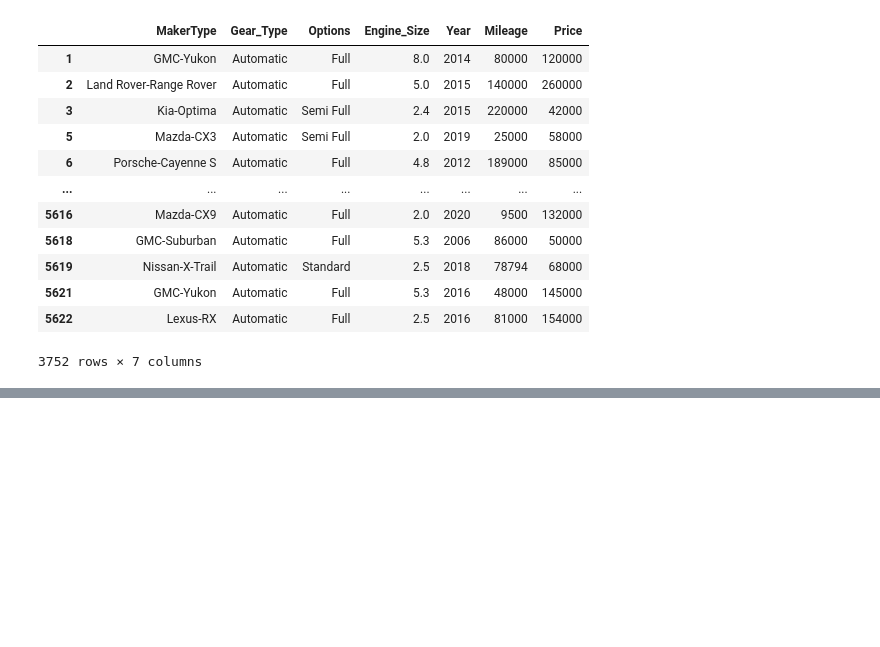
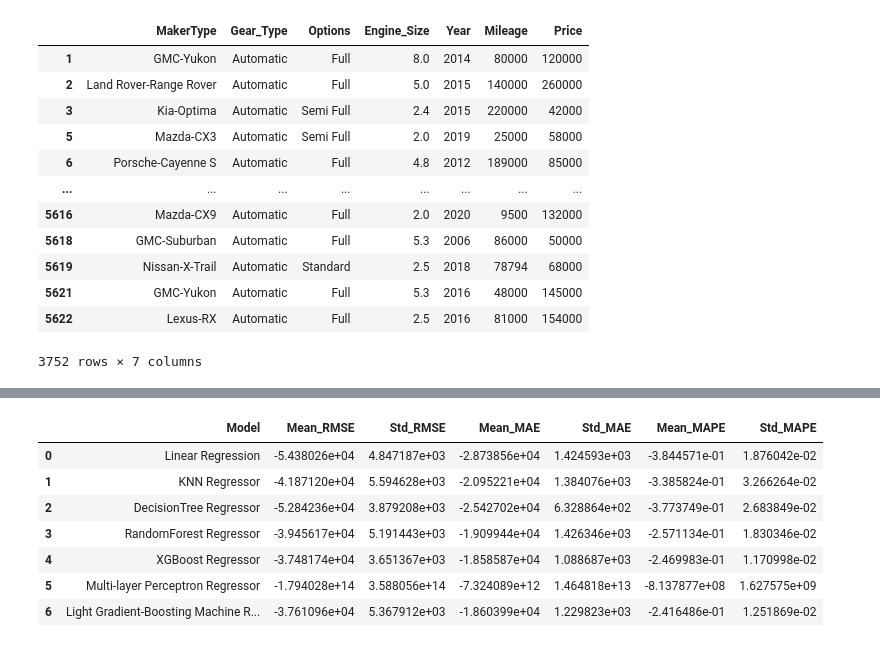
Before and after one commit to iqbalaydrus/purwadhika-ai-engineer, a Jupyter notebook: capstone-module-2/exploration.ipynb, the cells around one changed output, grey strips where cells are left out. Cells and saved outputs as stored; diff of their text form; code cells hidden in the pictures; blank space fills up the shorter version.

```diff
--- a/capstone-module-2/exploration.ipynb
+++ b/capstone-module-2/exploration.ipynb
@@ -300,0 +349,7 @@ df_car_maker
+# %%
+# Mengubah fitur kategorikal menjadi numerikal
+
+transformer = ColumnTransformer([
+    ('One Hot', OneHotEncoder(drop='first'), ['Gear_Type', 'Options']),
+    ('Binary', ce.BinaryEncoder(), ['MakerType'])
+], remainder='passthrough')
@@ -300,0 +480,20 @@ df_car_maker
+# %%
+# Evaluasi hasil dari 5 kandidat algoritma yang digunakan
+pd.DataFrame({
+    'Model': ['Linear Regression', 'KNN Regressor', 'DecisionTree Regressor', 'RandomForest Regressor', 'XGBoost Regressor', 'Multi-layer Perceptron Regressor', 'Light Gradient-Boosting Machine Regressor'],
+    'Mean_RMSE': nilai_mean_rmse,
+    'Std_RMSE': nilai_std_rmse,
+    'Mean_MAE': nilai_mean_mae,
+    'Std_MAE': nilai_std_mae,
+    'Mean_MAPE': nilai_mean_mape,
+    'Std_MAPE': nilai_std_mape
+})
+# %% [output]
+|  | Model | Mean_RMSE | Std_RMSE | Mean_MAE | Std_MAE | Mean_MAPE | Std_MAPE |
+| 0 | Linear Regression | -5.438026e+04 | 4.847187e+03 | -2.873856e+04 | 1.424593e+03 | -3.844571e-01 | 1.876042e-02 |
+| 1 | KNN Regressor | -4.187120e+04 | 5.594628e+03 | -2.095221e+04 | 1.384076e+03 | -3.385824e-01 | 3.266264e-02 |
+| 2 | DecisionTree Regressor | -5.284236e+04 | 3.879208e+03 | -2.542702e+04 | 6.328864e+02 | -3.773749e-01 | 2.683849e-02 |
+| 3 | RandomForest Regressor | -3.945617e+04 | 5.191443e+03 | -1.909944e+04 | 1.426346e+03 | -2.571134e-01 | 1.830346e-02 |
+| 4 | XGBoost Regressor | -3.748174e+04 | 3.651367e+03 | -1.858587e+04 | 1.088687e+03 | -2.469983e-01 | 1.170998e-02 |
+| 5 | Multi-layer Perceptron Regressor | -1.794028e+14 | 3.588056e+14 | -7.324089e+12 | 1.464818e+13 | -8.137877e+08 | 1.627575e+09 |
+| 6 | Light Gradient-Boosting Machine R... | -3.761096e+04 | 5.367912e+03 | -1.860399e+04 | 1.229823e+03 | -2.416486e-01 | 1.251869e-02 |
```
Also changed, not shown: parts of 30 cells of this notebook, 1 other file.
